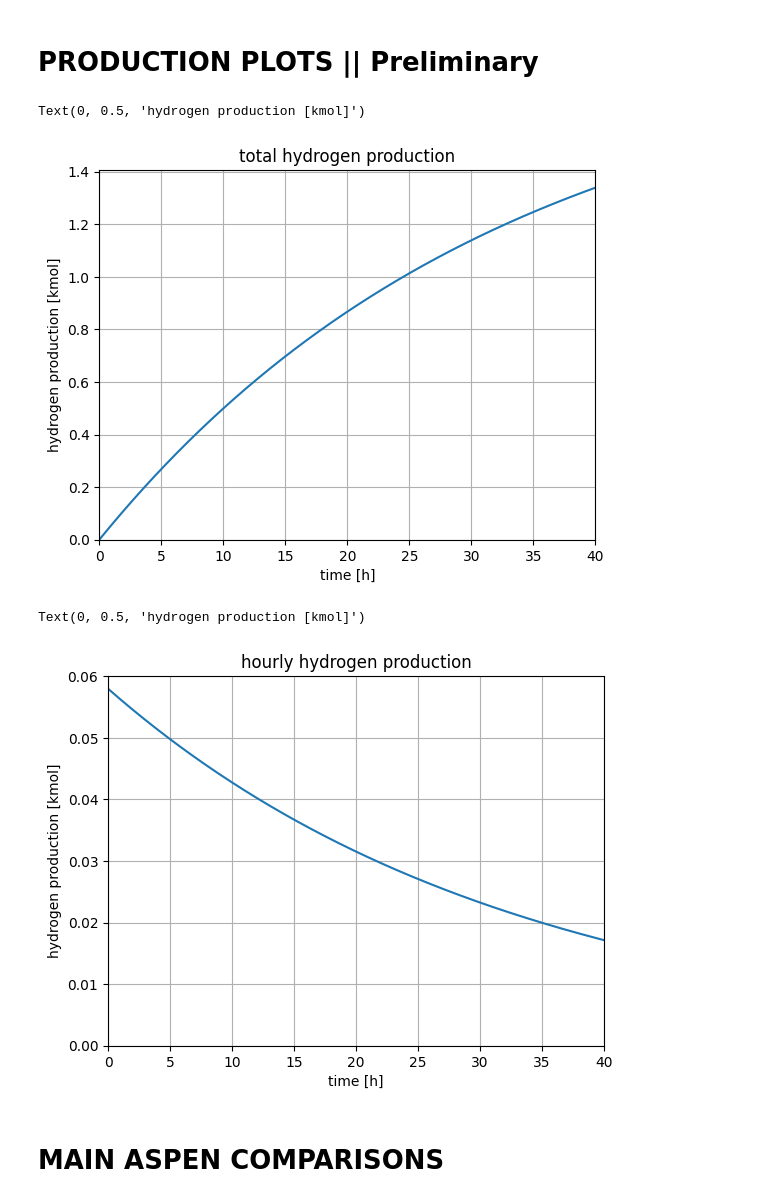
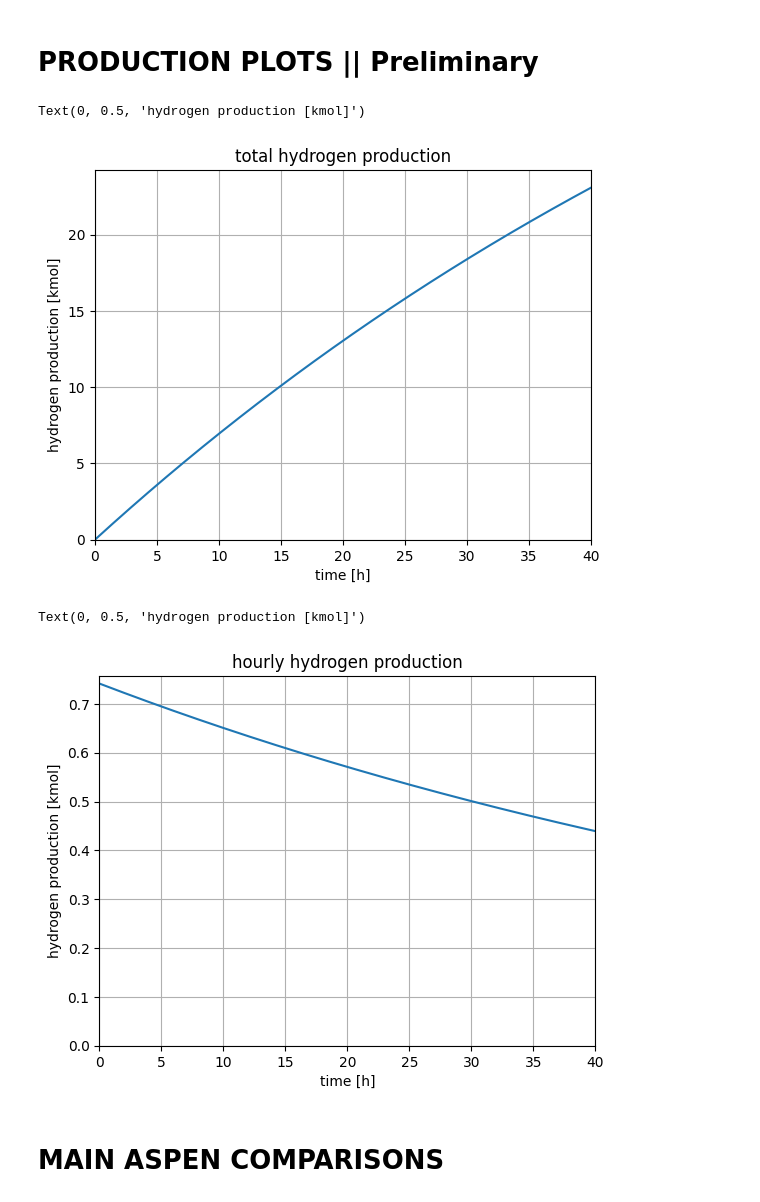
Before and after one commit to DanielGreiner/Masterarbeit, a Jupyter notebook: Model_reactor_1D_steady_state_isothermal.ipynb, the cells around one changed output. Cells and saved outputs as stored; diff of their text form; code cells hidden in the pictures.

```diff
--- a/Model_reactor_1D_steady_state_isothermal.ipynb
+++ b/Model_reactor_1D_steady_state_isothermal.ipynb
@@ -49,11 +49,12 @@ Define all reactor specific constants and calculate size of finite differential
 L_R = 0.720               # reactor length [m]
 d_R = 0.133               # reactor diameter [m]
 r_R = d_R/2               # reactor radius [m]
-A_R = np.pi*np.power(r_R, 2, dtype=float)                 # reactor crossectional area [a.u.]
+A_R = np.pi*np.power(r_R, 2, dtype=float)               # reactor crossectional area [a.u.]
 V_R = A_R*L_R             # reactor volume [m^3]
-m_cat = 250 / 1000       # catalyst mass [kg]
-dens_cat_part = 3.28426/np.power(10, 3, dtype=float)      # catalyst particle density [kg m^-3]
+m_cat = 16.65             # catalyst mass [kg]
+dens_cat_part = 3.28426*np.power(10, 3, dtype=float)    # catalyst particle density [kg m^-3]
 dens_cat = m_cat/V_R      # catalyst density [kg m^-3]
+dens_cat_bulk = 0.96*np.power(10, 3, dtype=float)       # catalyst bulk density [kg m^-3]
 p_in = 1                  # inlet pressure [bar]
 n_Flow_total = 8.36812    # inlet molecular flowrate [mol h^-1]
 x_MeOH_in = 0.5           # inlet molefraction methanol
@@ -61,16 +62,16 @@ x_H2O_in = 0.5            # inlet molefraction water
 n_Flow_in_MeOH = x_MeOH_in * n_Flow_total         # inlet molecular flowrate methanol [mol h^-1]
 n_Flow_in_H2O = x_H2O_in * n_Flow_total           # inlet molecular flowrate water [mol h^-1]
 m_cat_0 = 0               # starting mass of catalyst [kg] !! typically 0
-steps = 100               # number of steps in numerical calculation
+steps = 1000              # number of steps in numerical calculation
 dm_cat_model = (m_cat-m_cat_0)/steps                            # finite differential for numerical integration
 m_cat_model_span = np.arange(m_cat_0, m_cat + dm_cat_model, dm_cat_model)   # range of mass segments for integration and plotting
 R = 8.314                 # universal gas constant [J mol-1 K-1]
 
-# placeholder values
+# Ergun equation values, partially preliminary
 dynvis_gas = np.power(13.3, -3, dtype=float)            # average dynamic viscosity of gas components [Pa s^-1]
-D_cat = 5*np.power(10, -3, dtype=float)                    # catalyst particle diameter [m]
+D_cat = 1*np.power(10, -3, dtype=float)                    # catalyst particle diameter [m]
 eps = 0.4                 # void fraction in packed bed; assumption = spherical & nearly ideally packed
-vel_gas = 0.3/A_R         # gas velocity [m s^-1]
+vel_gas = n_Flow_total/(p_in*np.power(10, 5, dtype=float))*R*(150+273)         # gas velocity [m s^-1]
 rho_gas = 0.669           # gas density [kg m^-3]
 
 # segment to test constants
@@ -81,6 +82,7 @@ rho_gas = 0.669           # gas density [kg m^-3]
 #print(stepssplit)
 # print(dens_cat)
 # print(dens_cat_part)
+# print(dens_cat_bulk)
 # %%
 # @title Initial concentrations
 '''
@@ -262,28 +305,28 @@ def ReakFunNoReverse (P, T, p_in):
 # %%
-# @title euler's method
+# @title euler's method no reverse
 
-def EulFun (y, T, p_in, m_cat_span, dm_cat):
+def EulFunNoReverse (y, T, p_in, m_cat_span, dm_cat, iterations):
   '''
   uses eulers method to calculate the change in concentration given the slope
   '''
 
   # creates empty concentration array and inputs the initial conditions as the first data point
-  ytemp = np.zeros([len(m_cat_span), len(y)])
+  ytemp = np.zeros([len(m_cat_span), len(IC)])
   ytemp[0,:] = y
 
-  for i in range(steps):
+  for i in range(iterations):
     y = np.transpose(ytemp[i, :])
     temp = y.copy()
 
-    dy = ReakFun(temp, T, p_in)
+    dy = ReakFunNoReverse(y, T, p_in)
 
-    ytemp[i+1, :] = y + dy*dm_cat
+    ytemp[i+1, :] = temp + dy*dm_cat
 
     for j in range(5):
       if ytemp[i+1, j] <= 0:
         ytemp[i+1, j] = 0
 
-  for l in range(steps+1):
+  for l in range(iterations+1):
     n_ges = np.sum(ytemp[l, :-1])
     for j in range(5):
       ytemp[l, j] = ytemp[l, j]/n_ges*p_in
@@ -330,9 +341,11 @@ def DeacFun(t):
   '''
   uses a deactivation function to calculate the change in catalytic efficiency given a time array
   '''
+  # the calculation is preliminary and will be corrected later with respect to the present pressure
+  # just to test if deactivation function works and can be implemented
   eff_0 = 1
   t_0 = t[0]
-  degradation = 0.97 #[h^-1]
+  degradation = 0.987 #[h^-1]
   catalyst_efficiency = degradation**t*eff_0
 
   for i in range (len(t)):
@@ -352,8 +365,6 @@ VFlow = n_Flow_total*R*T/(p_in * np.power(10, 5, dtype = float))              #
 
 # calculates a concentration array using euler's method, with the length Vspan for plotting
 
-pEul = EulFun(IC, T, p_in, m_cat_model_span, dm_cat_model)
-pEul [:, 5] = pEul [:, 5] / dens_cat / A_R
+pEul = EulFun(IC, T, p_in, m_cat_model_span, dm_cat_model, steps)
 
-pEulNoReverse = EulFunNoReverse(IC, T, p_in, m_cat_model_span, dm_cat_model)
-pEulNoReverse [:, 5] = pEulNoReverse [:, 5] / dens_cat / A_R
+pEulNoReverse = EulFunNoReverse(IC, T, p_in, m_cat_model_span, dm_cat_model, steps)
@@ -492,7 +524,10 @@ Text(0, 0.5, 'difference [%]')
 # PRODUCTION PLOTS || Preliminary
 # %%
  # @title total hydrogen production plot
-
+'''
+plots total hydrogen production over time
+data includes deactivation
+'''
 plt.figure(1)
 plt.plot(production_time, production_total)
 plt.title("total hydrogen production")
@@ -503,21 +538,24 @@ plt.xlabel("time [h]")
 plt.ylabel ("hydrogen production [kmol]")
 # %% [output]
 Text(0, 0.5, 'hydrogen production [kmol]')
-[figure, old version]
+[figure, new version]
 # %%
 # @title hourly hydrogen production
-
+'''
+plots hourly hydrogen production
+shows deactivation
+'''
 plt.figure(1)
 plt.plot(production_time, production_hourly)
 plt.title("hourly hydrogen production")
 plt.xlim(production_time_0, production_time_max)
 plt.ylim(bottom = production_time_0)
 plt.grid()
 plt.xlabel("time [h]")
 plt.ylabel ("hydrogen production [kmol]")
 # %% [output]
 Text(0, 0.5, 'hydrogen production [kmol]')
-[figure, old version]
+[figure, new version]
 # %% [markdown]
 # MAIN ASPEN COMPARISONS
 # %%
```
Also changed, not shown: parts of 21 cells of this notebook.
